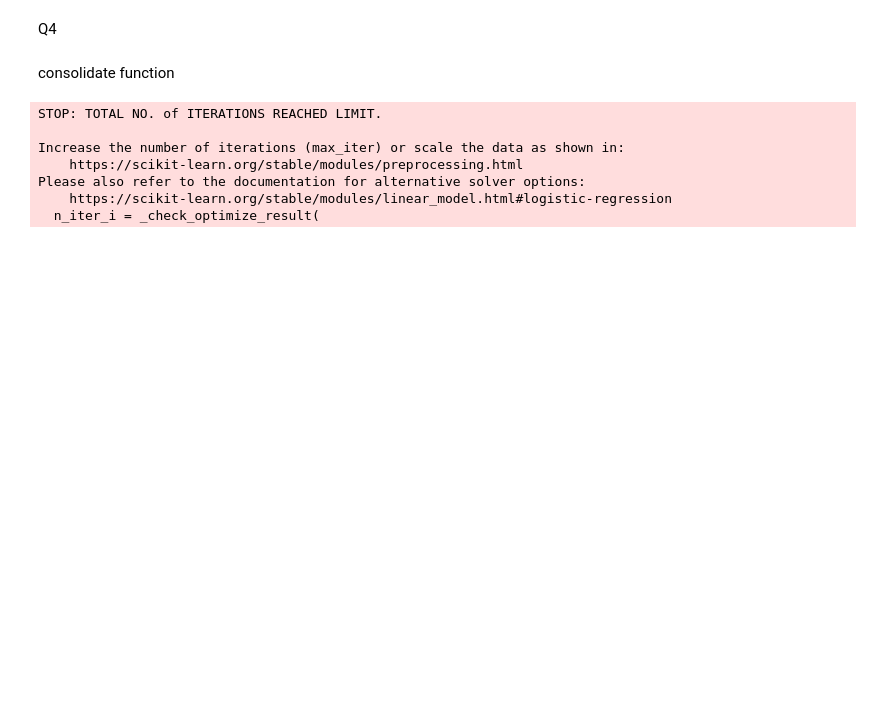
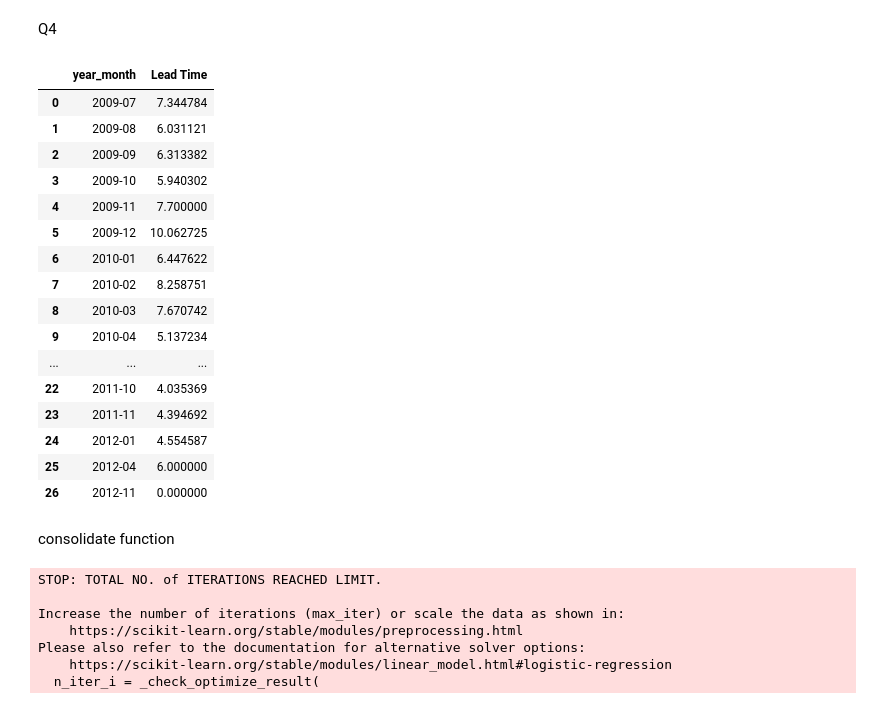
Before and after one commit to qmdismnp/Schulich_DS_MBAN, a Jupyter notebook: predictive model/final_project.ipynb, the cells around one changed output. Saved outputs shown, nothing was run; the diff lists cells and outputs as text; code cells hidden in the pictures; blank space fills up the shorter version.

```diff
--- a/predictive model/final_project.ipynb
+++ b/predictive model/final_project.ipynb
@@ -240,6 +238,26 @@ def calculate_and_simulate_lead_time(data, n_samples=1, n_simulations = 100):
     simulated_leadtime_df.columns = ['year_month'] + [f"Lead Time" ]
 
     return simulated_leadtime_df
+# %%
+calculate_and_simulate_lead_time(data)
+# %% [output]
+|  | year_month | Lead Time |
+| 0 | 2009-07 | 7.344784 |
+| 1 | 2009-08 | 6.031121 |
+| 2 | 2009-09 | 6.313382 |
+| 3 | 2009-10 | 5.940302 |
+| 4 | 2009-11 | 7.700000 |
+| 5 | 2009-12 | 10.062725 |
+| 6 | 2010-01 | 6.447622 |
+| 7 | 2010-02 | 8.258751 |
+| 8 | 2010-03 | 7.670742 |
+| 9 | 2010-04 | 5.137234 |
+| ... | ... | ... |
+| 22 | 2011-10 | 4.035369 |
+| 23 | 2011-11 | 4.394692 |
+| 24 | 2012-01 | 4.554587 |
+| 25 | 2012-04 | 6.000000 |
+| 26 | 2012-11 | 0.000000 |
 # %% [markdown]
 consolidate function
 # %%
```
Also changed, not shown: parts of 9 cells of this notebook, 5 other files.
